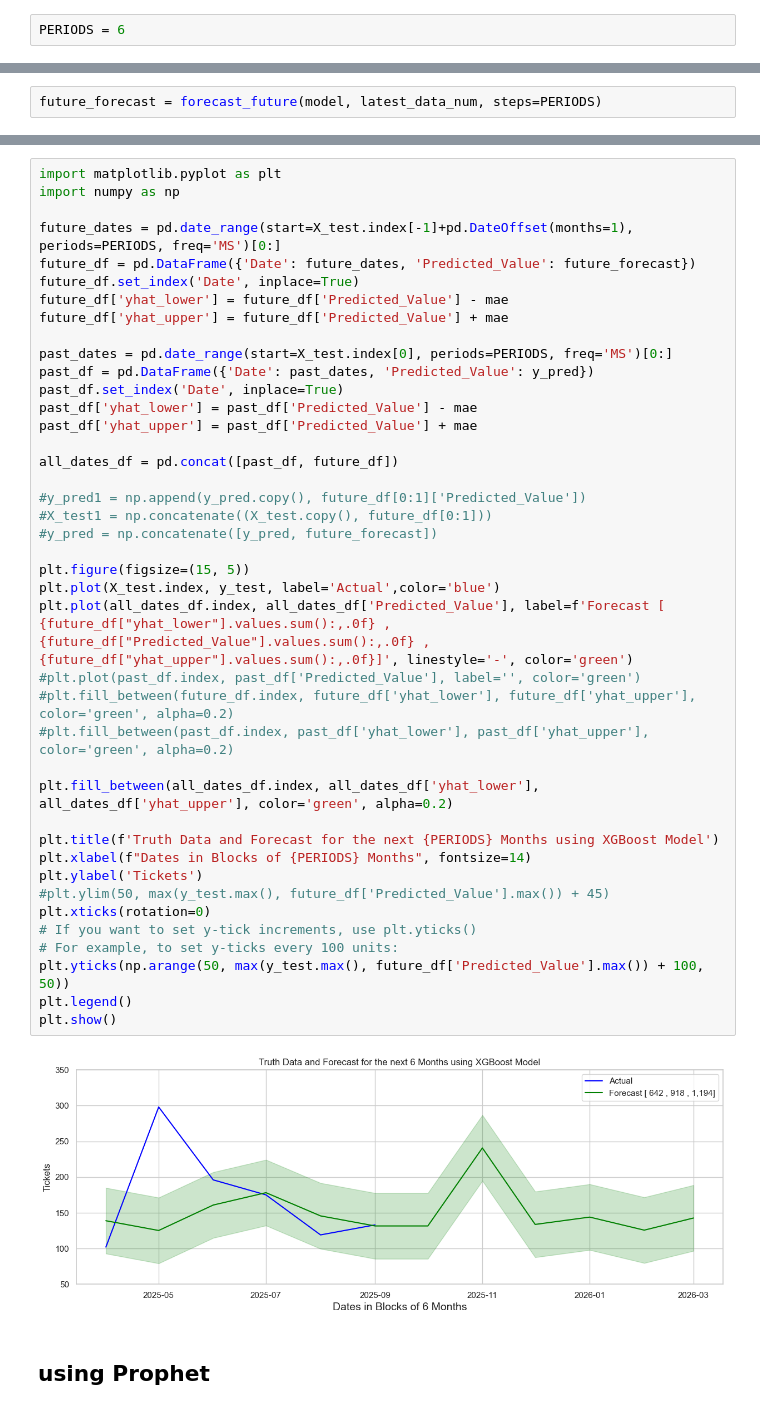
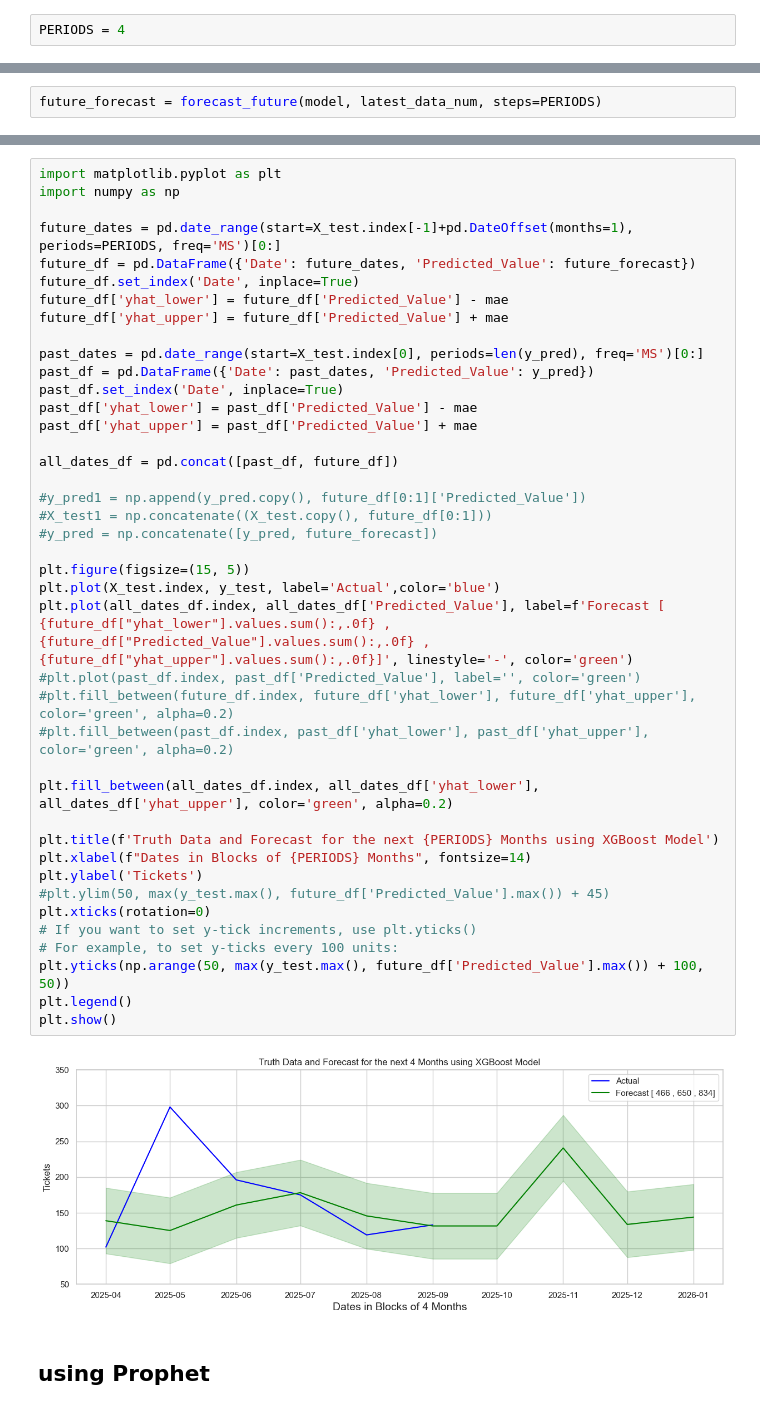
Before and after one commit to jorgeerodriguez/Jira, a Jupyter notebook: Jira.ipynb, the cells around one changed output, grey strips where cells are left out. Cells and saved outputs as stored; diff of their text form.

Commit message:
Fixing Forecast details on Periods

```diff
--- a/Jira.ipynb
+++ b/Jira.ipynb
@@ -2842,7 +2842,7 @@ plt.show()
 # %% [output]
 [figure]
 # %%
-PERIODS = 6
+PERIODS = 4
 # %%
 def forecast_future(model, initial_data, steps=PERIODS):
     future_values = []
@@ -2904,39 +2902,39 @@ future_df.set_index('Date', inplace=True)
 future_df['yhat_lower'] = future_df['Predicted_Value'] - mae
 future_df['yhat_upper'] = future_df['Predicted_Value'] + mae
 
-past_dates = pd.date_range(start=X_test.index[0], periods=PERIODS, freq='MS')[0:]
+past_dates = pd.date_range(start=X_test.index[0], periods=len(y_pred), freq='MS')[0:]
 past_df = pd.DataFrame({'Date': past_dates, 'Predicted_Value': y_pred})
 past_df.set_index('Date', inplace=True)
 past_df['yhat_lower'] = past_df['Predicted_Value'] - mae
 past_df['yhat_upper'] = past_df['Predicted_Value'] + mae
 
 all_dates_df = pd.concat([past_df, future_df])
 
 #y_pred1 = np.append(y_pred.copy(), future_df[0:1]['Predicted_Value'])
 #X_test1 = np.concatenate((X_test.copy(), future_df[0:1]))
 #y_pred = np.concatenate([y_pred, future_forecast])
 
 plt.figure(figsize=(15, 5))
 plt.plot(X_test.index, y_test, label='Actual',color='blue')
 plt.plot(all_dates_df.index, all_dates_df['Predicted_Value'], label=f'Forecast [ {future_df["yhat_lower"].values.sum():,.0f} , {future_df["Predicted_Value"].values.sum():,.0f} , {future_df["yhat_upper"].values.sum():,.0f}]', linestyle='-', color='green')
 #plt.plot(past_df.index, past_df['Predicted_Value'], label='', color='green')
 #plt.fill_between(future_df.index, future_df['yhat_lower'], future_df['yhat_upper'], color='green', alpha=0.2)
 #plt.fill_between(past_df.index, past_df['yhat_lower'], past_df['yhat_upper'], color='green', alpha=0.2)
 
 plt.fill_between(all_dates_df.index, all_dates_df['yhat_lower'], all_dates_df['yhat_upper'], color='green', alpha=0.2)
 
 plt.title(f'Truth Data and Forecast for the next {PERIODS} Months using XGBoost Model')
 plt.xlabel(f"Dates in Blocks of {PERIODS} Months", fontsize=14)
 plt.ylabel('Tickets')
 #plt.ylim(50, max(y_test.max(), future_df['Predicted_Value'].max()) + 45)
 plt.xticks(rotation=0)
 # If you want to set y-tick increments, use plt.yticks()
 # For example, to set y-ticks every 100 units:
 plt.yticks(np.arange(50, max(y_test.max(), future_df['Predicted_Value'].max()) + 100, 50))
 plt.legend()
 plt.show()
 # %% [output]
-[figure, old version]
+[figure, new version]
 # %% [markdown]
 ## using Prophet
 # %%
```
Also changed, not shown: parts of 2 cells of this notebook.
